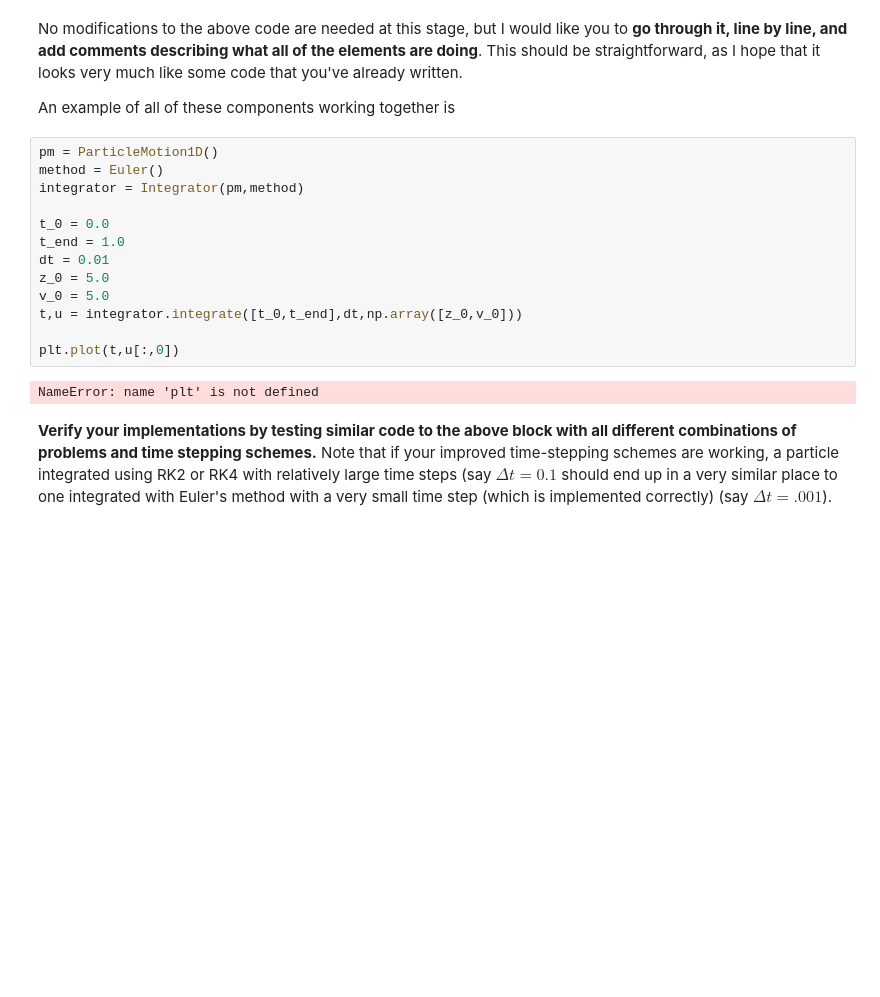
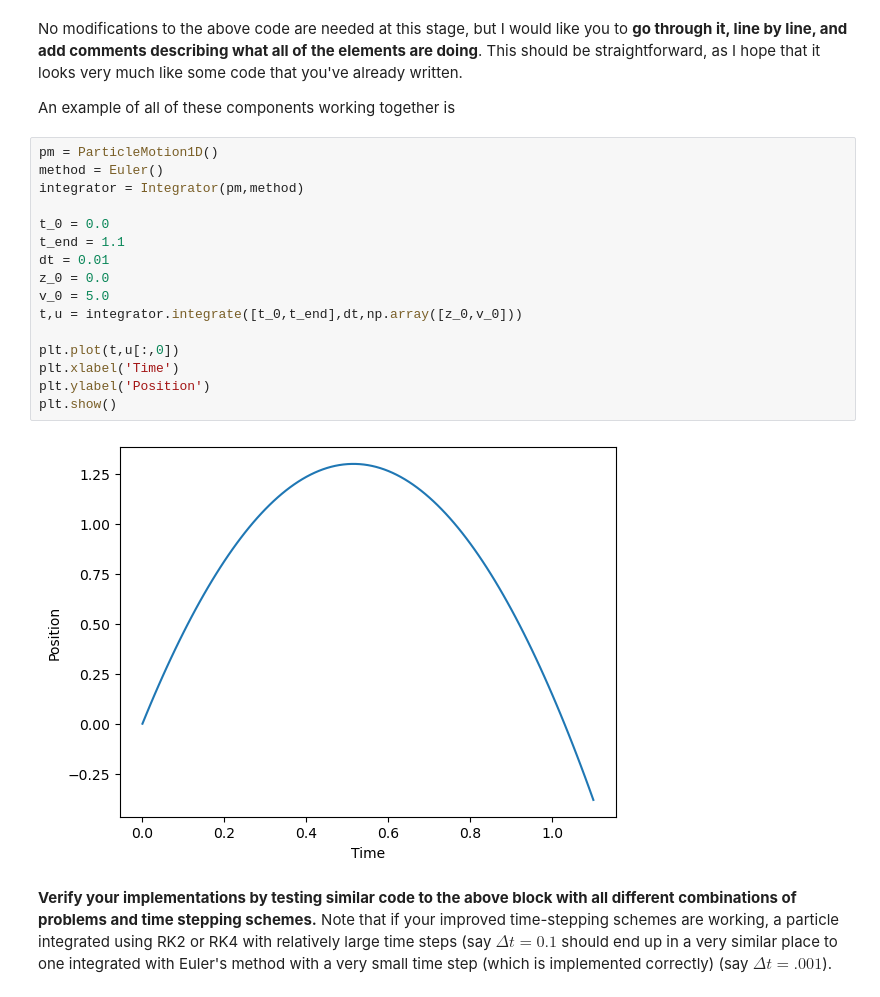
Before and after one commit to cake-dev/Simulation_class, a Jupyter notebook: Project2-Projectiles/integrators/Project2b-ImprovedIntegrators.ipynb, the cells around one changed output. Drawn from its saved outputs; the diff is of its cells as text; blank space fills up the shorter version.

```diff
--- a/Project2-Projectiles/integrators/Project2b-ImprovedIntegrators.ipynb
+++ b/Project2-Projectiles/integrators/Project2b-ImprovedIntegrators.ipynb
@@ -127,17 +134,20 @@ An example of all of these components working together is
 # %%
 pm = ParticleMotion1D()
 method = Euler()
 integrator = Integrator(pm,method)
 
 t_0 = 0.0
-t_end = 1.0
+t_end = 1.1
 dt = 0.01
-z_0 = 5.0
+z_0 = 0.0
 v_0 = 5.0
 t,u = integrator.integrate([t_0,t_end],dt,np.array([z_0,v_0]))
 
 plt.plot(t,u[:,0])
+plt.xlabel('Time')
+plt.ylabel('Position')
+plt.show()
 # %% [output]
-NameError: name 'plt' is not defined
+[figure, added]
 # %% [markdown]
 **Verify your implementations by testing similar code to the above block with all different combinations of problems and time stepping schemes.**  Note that if your improved time-stepping schemes are working, a particle integrated using RK2 or RK4 with relatively large time steps (say $\Delta t=0.1$ should end up in a very similar place to one integrated with Euler's method with a very small time step (which is implemented correctly) (say $\Delta t=.001$).
```
Also changed, not shown: parts of 7 cells of this notebook, 3 other files.
